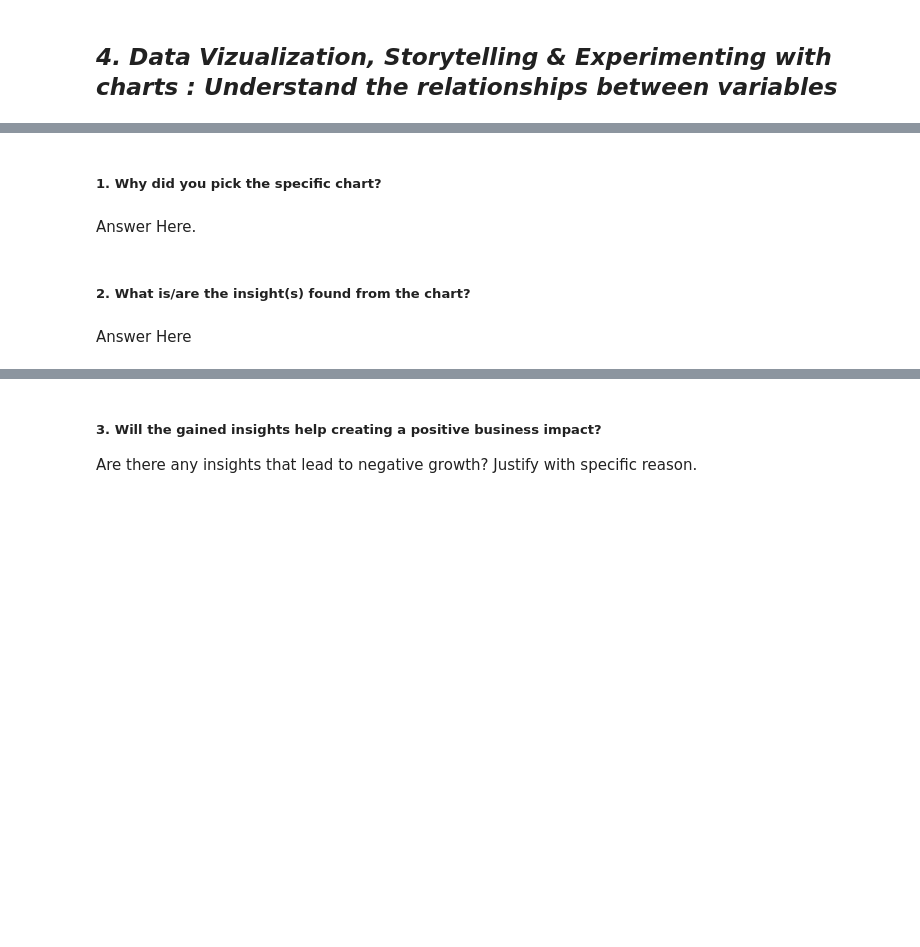
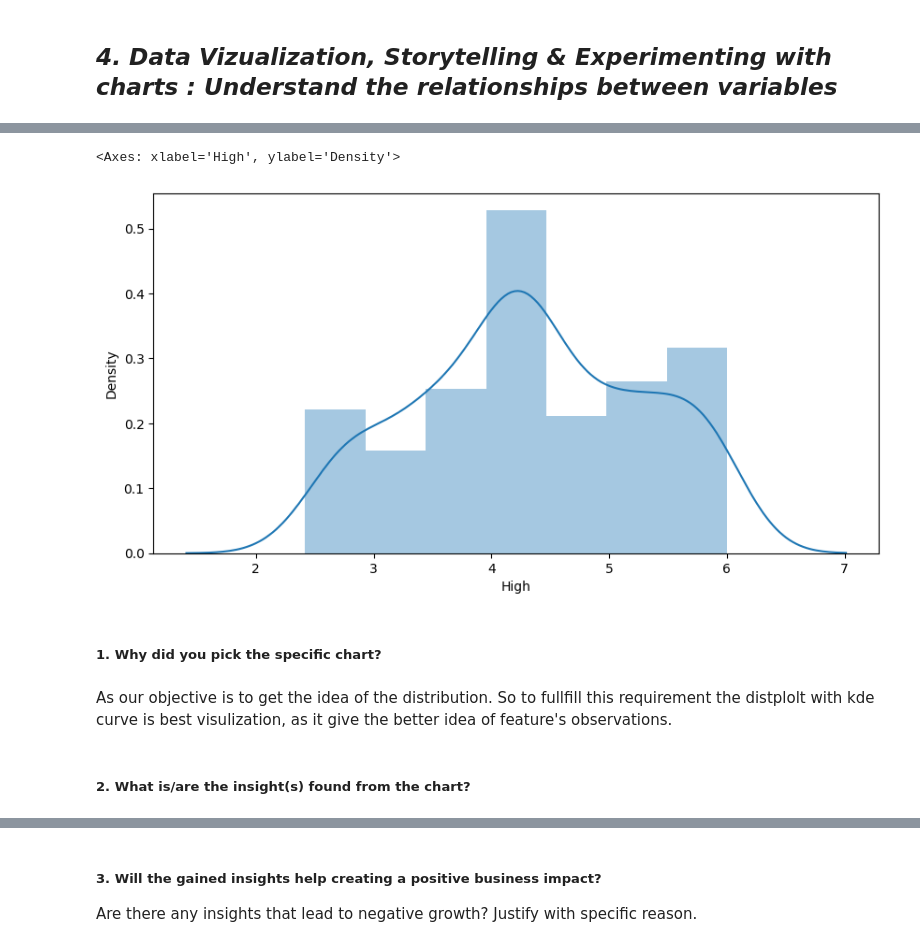
Before and after one commit to NIKHILNIGUDKAR/Yes-Bank-Stock-Closing-Price-Prediction, a Jupyter notebook: Yes_Bank_Stock_Closing_Price_Prediction.ipynb, the cells around one changed output, grey strips where cells are left out. Saved outputs shown, nothing was run; the diff lists cells and outputs as text; code cells hidden in the pictures; blank space fills up the shorter version.

```diff
--- a/Yes_Bank_Stock_Closing_Price_Prediction.ipynb
+++ b/Yes_Bank_Stock_Closing_Price_Prediction.ipynb
@@ -261,8 +804,13 @@ Answer Here.
+# %%
+# Apply log transformation it has right skewed distribution
+plt.figure(figsize = (10,5))
+sns.distplot(np.log(df['High']))
+# %% [output]
+<Axes: xlabel='High', ylabel='Density'>
+[figure, added]
 # %% [markdown]
 ##### 1. Why did you pick the specific chart?
-# %% [markdown]
-Answer Here.
+# %% [markdown]
+As our objective is to get the idea of the distribution. So to fullfill this requirement the distplolt with kde curve is best visulization, as it give the better idea of feature's observations.
 # %% [markdown]
 ##### 2. What is/are the insight(s) found from the chart?
-# %% [markdown]
-Answer Here
```
Also changed, not shown: parts of 94 cells of this notebook.
